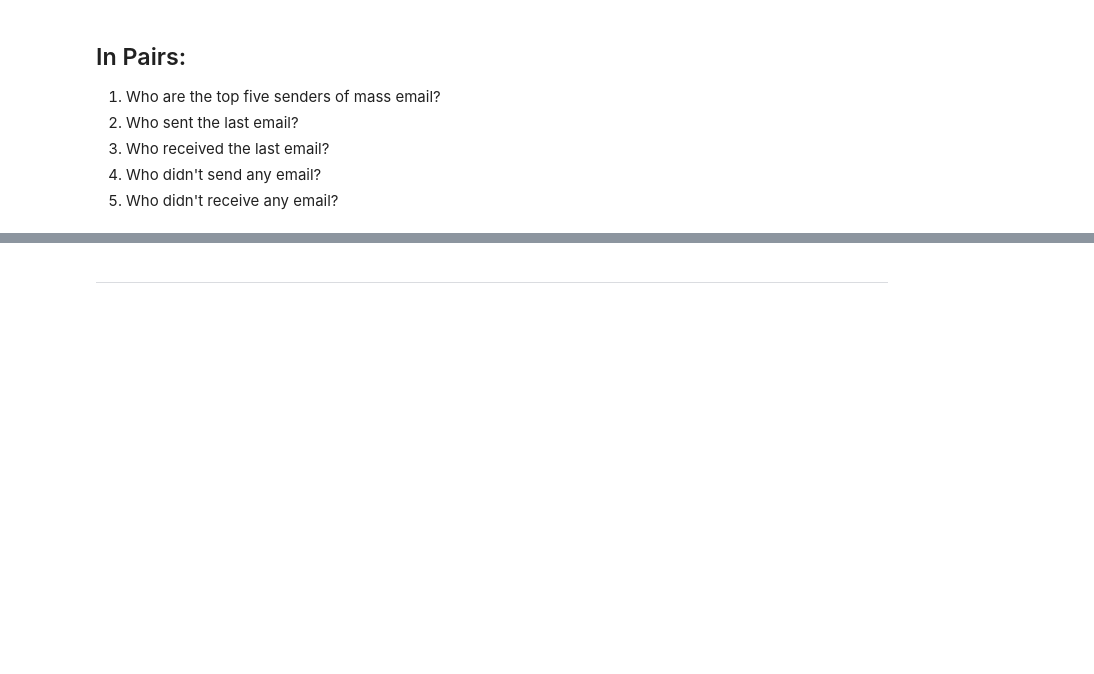
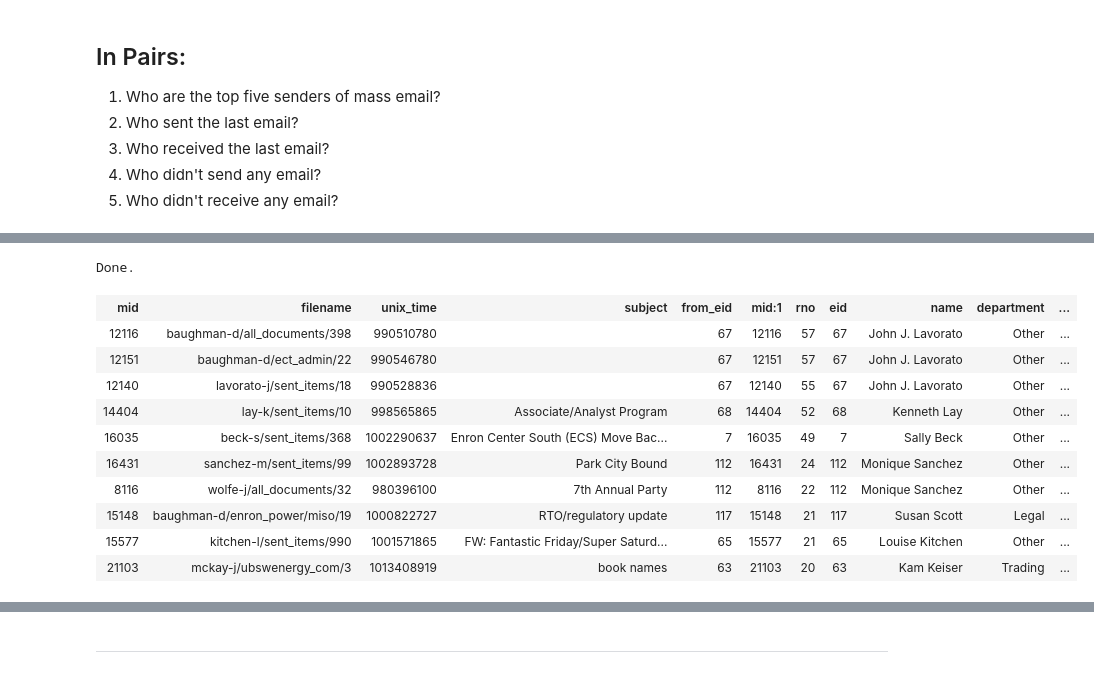
Before and after one commit to jgaw/DAT_SF_11, a Jupyter notebook: labs/lab_15/sql_python.ipynb, the cells around one changed output, grey strips where cells are left out. Cells and saved outputs as stored; diff of their text form; code cells hidden in the pictures; blank space fills up the shorter version.

```diff
--- a/labs/lab_15/sql_python.ipynb
+++ b/labs/lab_15/sql_python.ipynb
@@ -178,0 +211,23 @@ In Pairs:
+# %%
+%%sql sqlite:///../data/enron.db
+select * /*mid, filename, unix_time, subject, eid, name, title, seniority*/ from
+(select * from MessageBase as a
+ join
+ (select mid, max(rno) as rno from RecipientBase group by mid order by max(rno) desc) as b
+on a.mid = b.mid
+) as c
+join EmployeeBase as d
+on c.from_eid = d.eid limit 10
+# %% [output]
+Done.
+| mid | filename | unix_time | subject | from_eid | mid:1 | rno | eid | name | department | ... |
+| 12116 | baughman-d/all_documents/398 | 990510780 |  | 67 | 12116 | 57 | 67 | John J. Lavorato | Other | ... |
+| 12151 | baughman-d/ect_admin/22 | 990546780 |  | 67 | 12151 | 57 | 67 | John J. Lavorato | Other | ... |
+| 12140 | lavorato-j/sent_items/18 | 990528836 |  | 67 | 12140 | 55 | 67 | John J. Lavorato | Other | ... |
+| 14404 | lay-k/sent_items/10 | 998565865 | Associate/Analyst Program | 68 | 14404 | 52 | 68 | Kenneth Lay | Other | ... |
+| 16035 | beck-s/sent_items/368 | 1002290637 | Enron Center South (ECS) Move Bac... | 7 | 16035 | 49 | 7 | Sally Beck | Other | ... |
+| 16431 | sanchez-m/sent_items/99 | 1002893728 | Park City Bound | 112 | 16431 | 24 | 112 | Monique Sanchez | Other | ... |
+| 8116 | wolfe-j/all_documents/32 | 980396100 | 7th Annual Party | 112 | 8116 | 22 | 112 | Monique Sanchez | Other | ... |
+| 15148 | baughman-d/enron_power/miso/19 | 1000822727 | RTO/regulatory update | 117 | 15148 | 21 | 117 | Susan Scott | Legal | ... |
+| 15577 | kitchen-l/sent_items/990 | 1001571865 | FW: Fantastic Friday/Super Saturd... | 65 | 15577 | 21 | 65 | Louise Kitchen | Other | ... |
+| 21103 | mckay-j/ubswenergy_com/3 | 1013408919 | book names | 63 | 21103 | 20 | 63 | Kam Keiser | Trading | ... |
```
Also changed, not shown: parts of 16 cells of this notebook, 3 other files.
